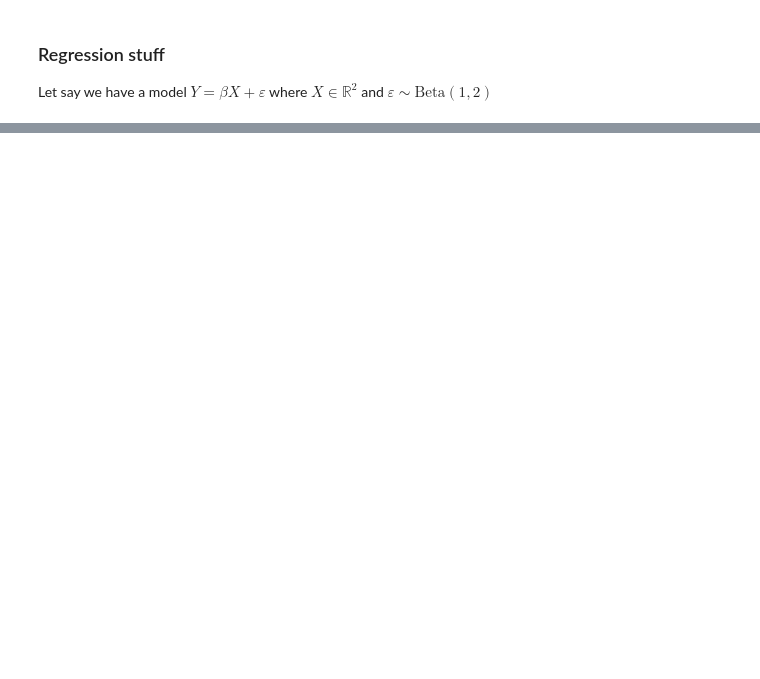
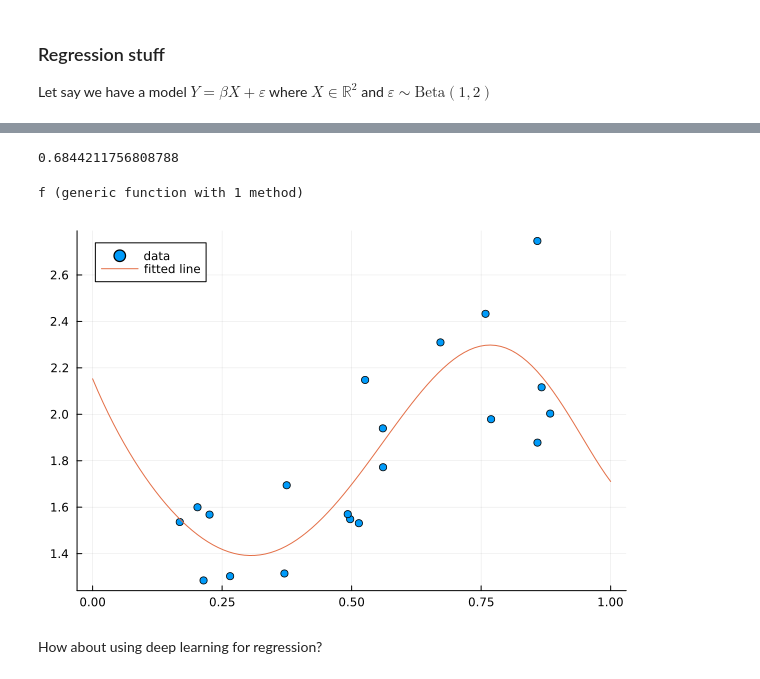
Before and after one commit to aukkawut/ma590_sp2023, a Jupyter notebook: notebooks/Week0.ipynb, the cells around one changed output, grey strips where cells are left out. Cells and saved outputs as stored; diff of their text form; code cells hidden in the pictures; blank space fills up the shorter version.

Commit message:
add more intense example in regression

```diff
--- a/notebooks/Week0.ipynb
+++ b/notebooks/Week0.ipynb
@@ -95,0 +139,24 @@ x            1.01827     0.195948  5.20    <1e-04   0.606602   1.42995
+# %%
+#calculate the R^2
+r2(ols2)
+# %% [output]
+0.6844211756808788
+# %%
+#access coefficient in a vector format
+c = coef(ols2)
+#make a function for the polynomial of size N
+f(t) = sum([c[i]*t^(i-1) for i in 1:length(c)])
+# %% [output]
+f (generic function with 1 method)
+# %%
+xspace = range(0, stop=1, length=100)
+yspace = f.(xspace);
+# %%
+#plot the data and the fitted line
+p = scatter(x, y, label="data")
+plot!(p,xspace,yspace, label="fitted line")
+display(p)
+# %% [output]
+[figure, added]
+# %% [markdown]
+How about using deep learning for regression?
```
Also changed, not shown: parts of 10 cells of this notebook.
